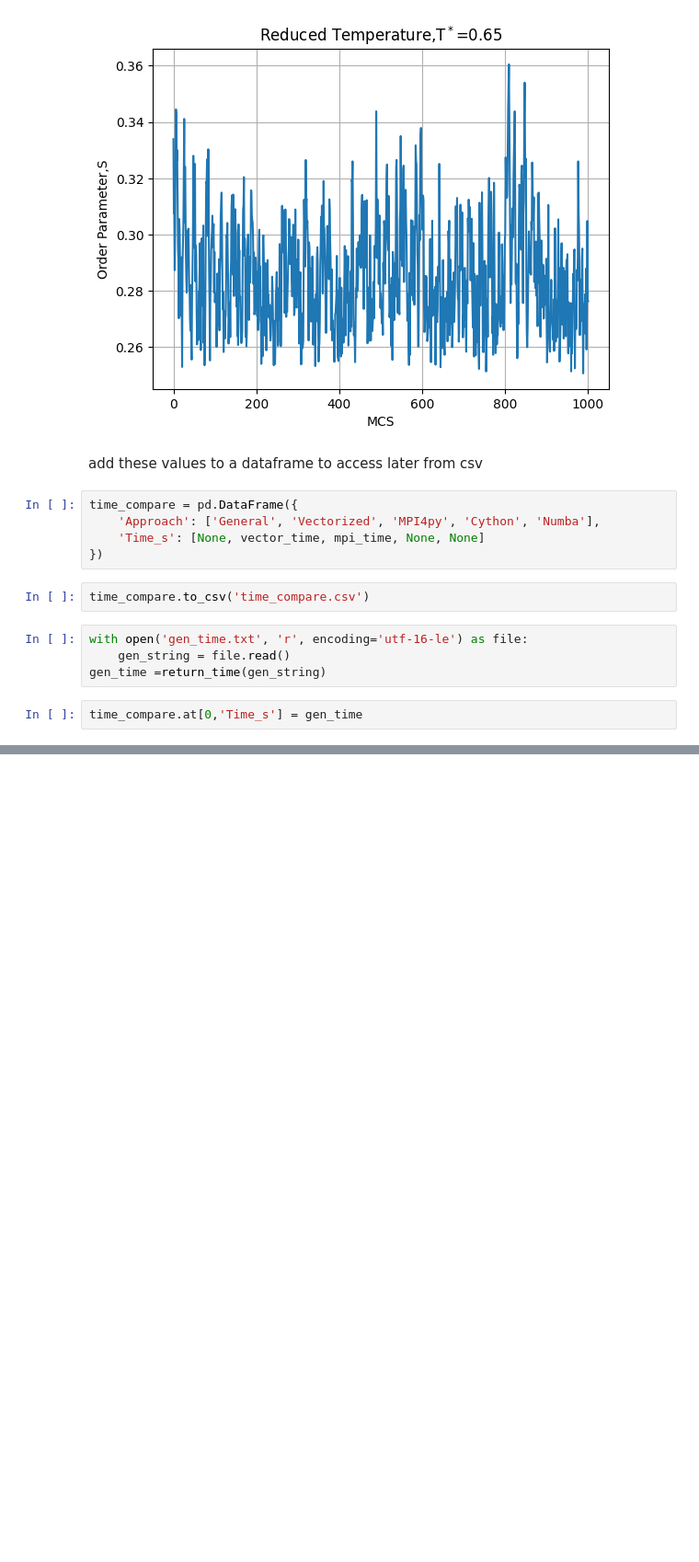
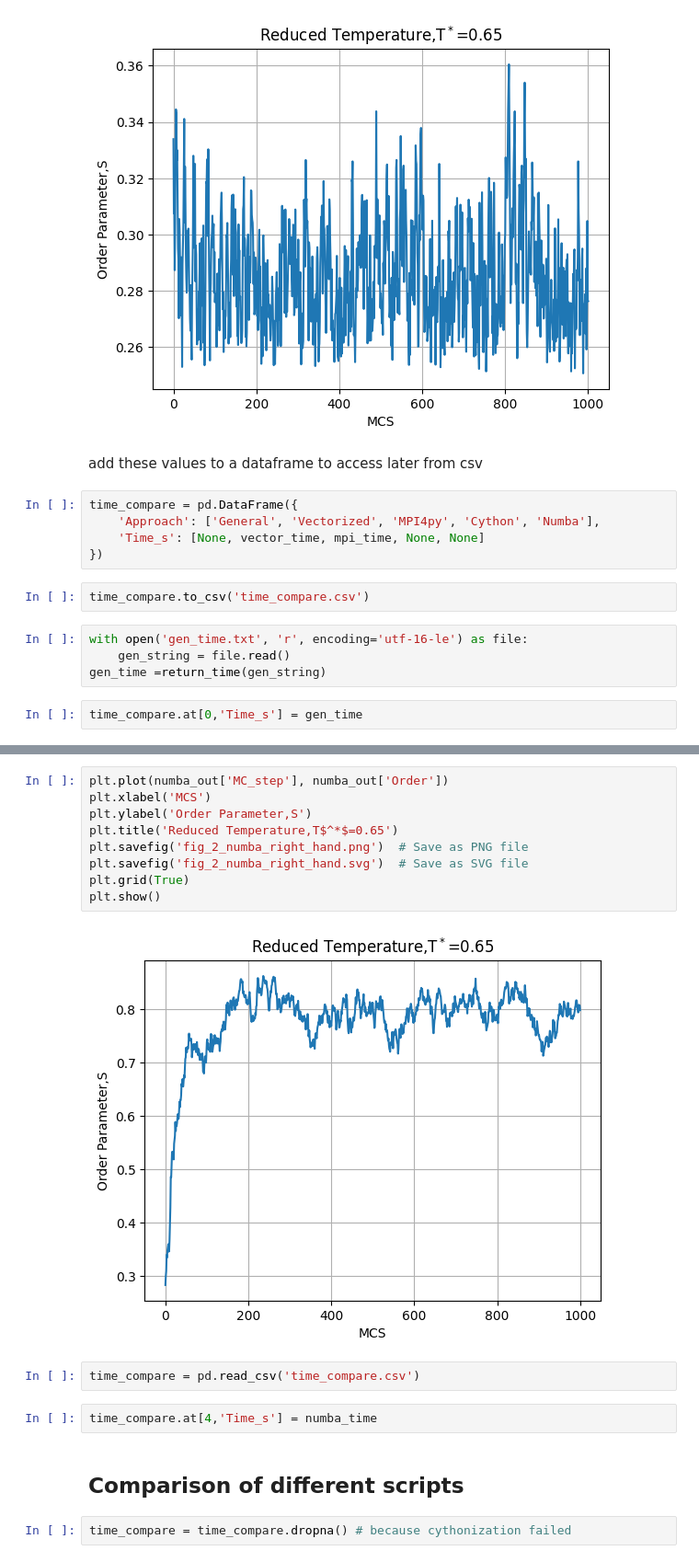
Before and after one commit to KayVeeZ/LebwohlLasher, a Jupyter notebook: testing_notebook.ipynb, the cells around one changed output, grey strips where cells are left out. Shown at 92% size. Drawn from its saved outputs; the diff is of its cells as text; blank space fills up the shorter version.

```diff
--- a/testing_notebook.ipynb
+++ b/testing_notebook.ipynb
@@ -1045,0 +1069,19 @@ ImportError: DLL load failed while importing LebwohlLasher_cython: The specified
+# %%
+plt.plot(numba_out['MC_step'], numba_out['Order'])
+plt.xlabel('MCS')
+plt.ylabel('Order Parameter,S')
+plt.title('Reduced Temperature,T$^*$=0.65')
+plt.savefig('fig_2_numba_right_hand.png')  # Save as PNG file
+plt.savefig('fig_2_numba_right_hand.svg')  # Save as SVG file
+plt.grid(True)
+plt.show()
+# %% [output]
+[figure, added]
+# %%
+time_compare = pd.read_csv('time_compare.csv')
+# %%
+time_compare.at[4,'Time_s'] = numba_time
+# %% [markdown]
+## Comparison of different scripts
+# %%
+time_compare = time_compare.dropna() # because cythonization failed
```
Also changed, not shown: parts of 9 cells of this notebook, 11 other files.
